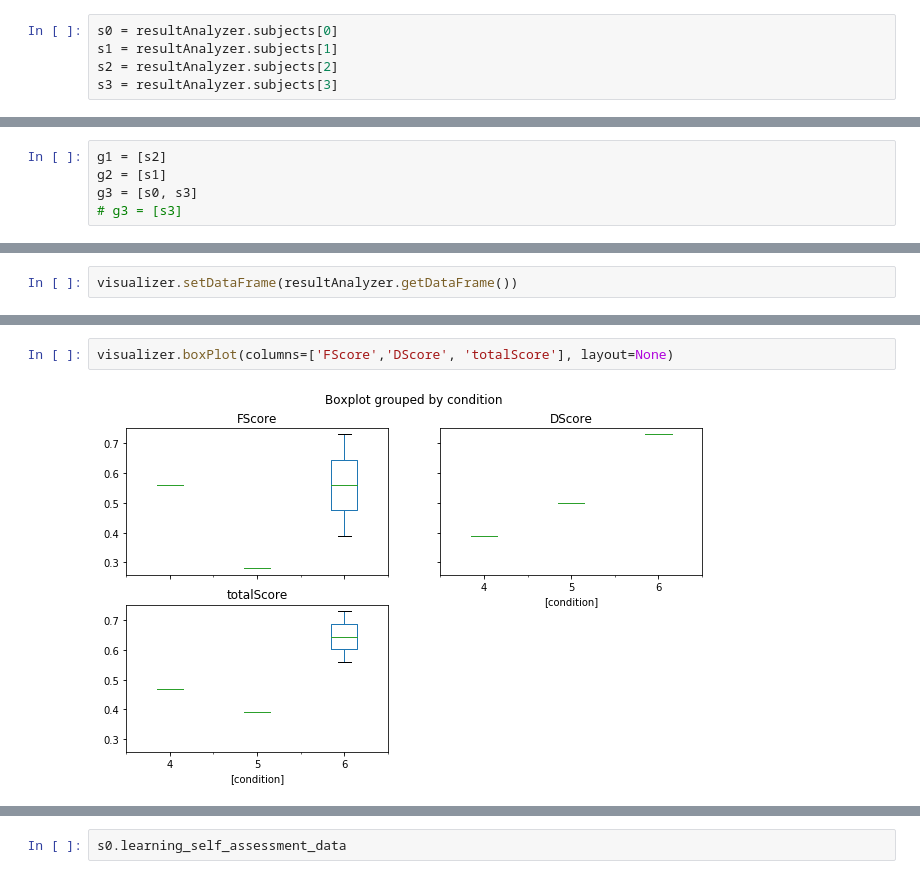
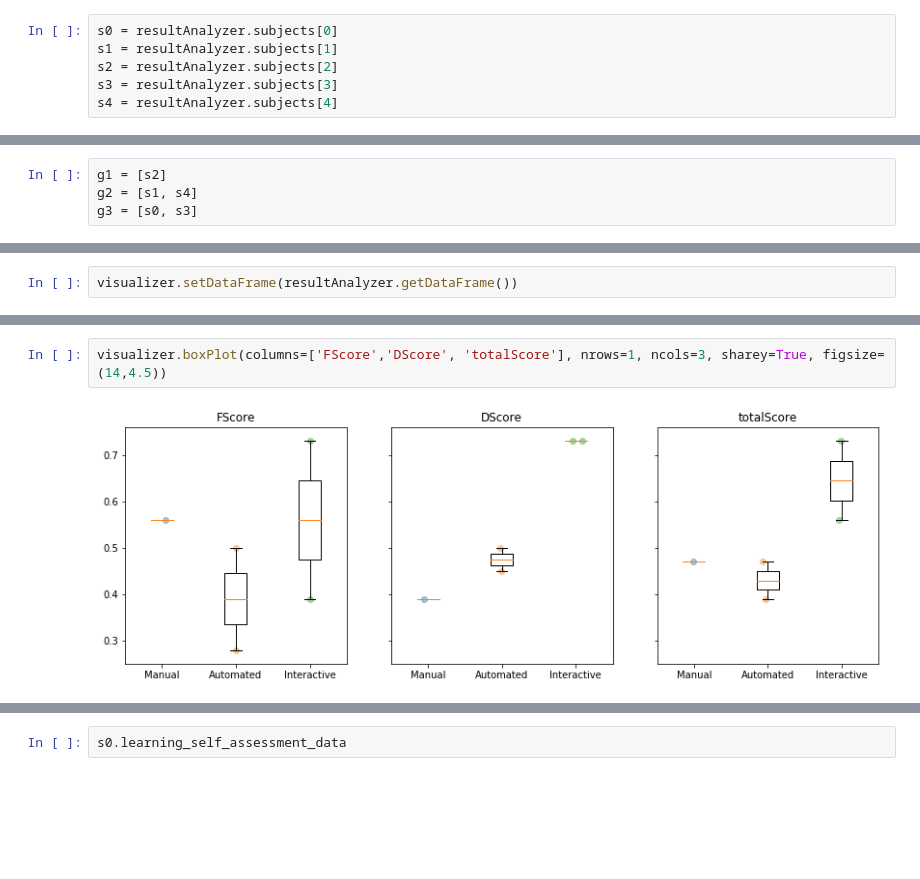
Before and after one commit to hsbang09/iFEED_experiment_result_analysis_2019, a Jupyter notebook: analysis.ipynb, the cells around one changed output, grey strips where cells are left out. Cells and saved outputs as stored; diff of their text form; blank space fills up the shorter version.

```diff
--- a/analysis.ipynb
+++ b/analysis.ipynb
@@ -34,6 +34,7 @@ s0 = resultAnalyzer.subjects[0]
 s1 = resultAnalyzer.subjects[1]
 s2 = resultAnalyzer.subjects[2]
 s3 = resultAnalyzer.subjects[3]
+s4 = resultAnalyzer.subjects[4]
 # %% [markdown]
 # Problem set scores
 # %%
@@ -320,9 +346,8 @@ resultAnalyzer.getComments(resultAnalyzer.subjects, "survey", "gpe", displayPart
 # Synthesis task data visualization
 # %%
 g1 = [s2]
-g2 = [s1]
+g2 = [s1, s4]
 g3 = [s0, s3]
-# g3 = [s3]
 # %%
 visualizer = visualization.Visualizer(groups=[g1,g2,g3], groupNames=['Manual','Automated','Interactive'])
 # %%
@@ -344,4 +369,4 @@ visualizer.parallelCoordinates(columns=['FScore','DScore','PScore','NScore','tot
 # %%
-visualizer.boxPlot(columns=['FScore','DScore', 'totalScore'], layout=None)
+visualizer.boxPlot(columns=['FScore','DScore', 'totalScore'], nrows=1, ncols=3, sharey=True, figsize=(14,4.5))
 # %% [output]
-[figure, old version]
+[figure, new version]
```
Also changed, not shown: parts of 11 cells of this notebook, 6 other files.
